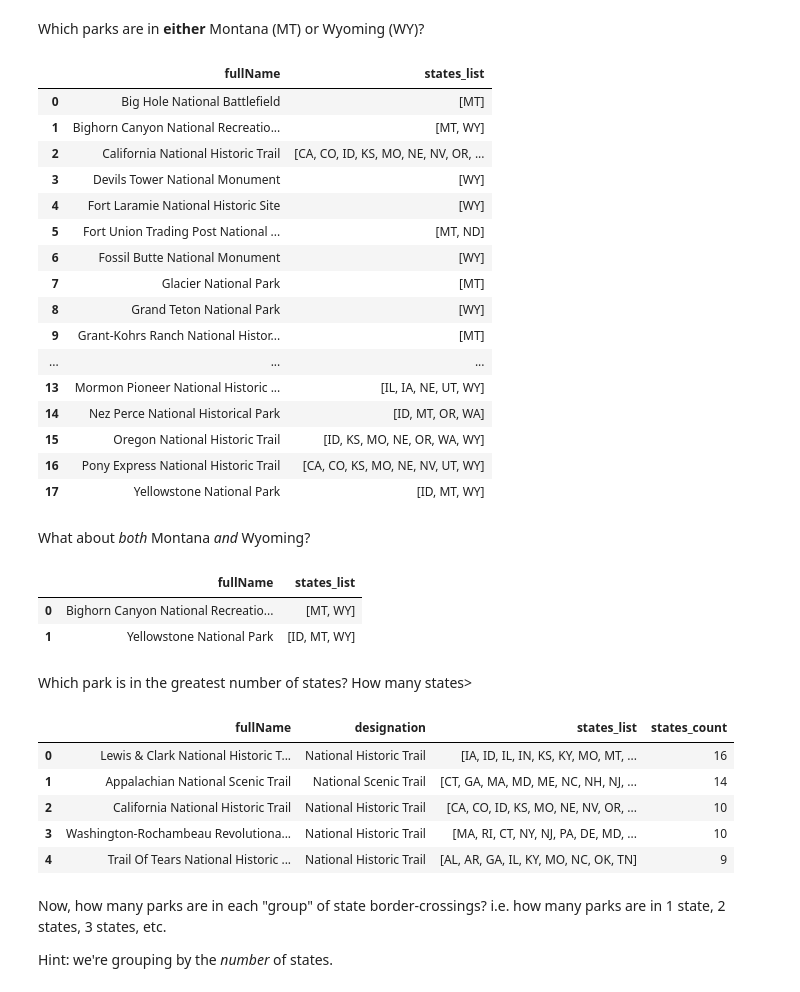
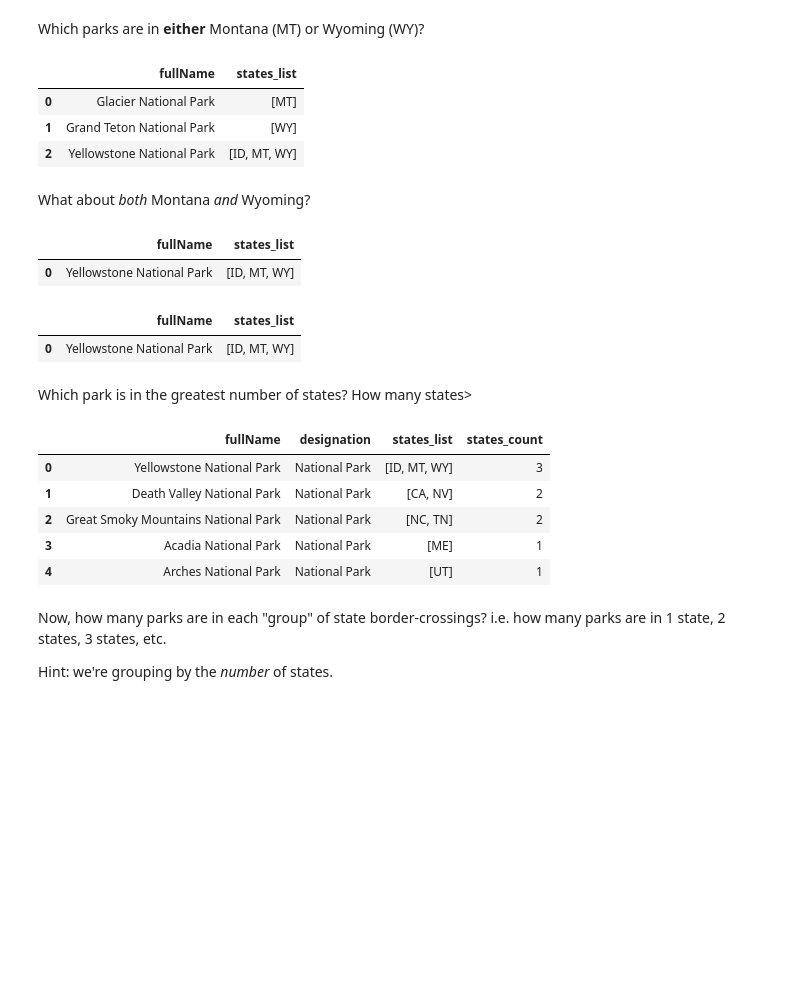
Before and after one commit to educifuentes/fundamentals-of-data-transformation-4554074, a Jupyter notebook: course/02-sql/exercises/blank-excercise edu.ipynb, the cells around one changed output. Cells and saved outputs as stored; diff of their text form; code cells hidden in the pictures; blank space fills up the shorter version.

```diff
--- a/course/02-sql/exercises/blank-excercise edu.ipynb
+++ b/course/02-sql/exercises/blank-excercise edu.ipynb
@@ -103,34 +112,32 @@ Which parks are in **either** Montana (MT) or Wyoming (WY)?
 # %%
 %%sql
 
 SELECT
     fullname,
     split(states, ',') ::string[] AS states_list
 from nps_public_data.parks p
 WHERE list_has_any(states_list, ['MT', 'WY'])
+and designation ILIKE '%National Park%'
 ORDER by fullname asc;
-
--- done
 # %% [output]
 |  | fullName | states_list |
-| 0 | Big Hole National Battlefield | [MT] |
-| 1 | Bighorn Canyon National Recreatio... | [MT, WY] |
-| 2 | California National Historic Trail | [CA, CO, ID, KS, MO, NE, NV, OR, ... |
-| 3 | Devils Tower National Monument | [WY] |
-| 4 | Fort Laramie National Historic Site | [WY] |
-| 5 | Fort Union Trading Post National ... | [MT, ND] |
-| 6 | Fossil Butte National Monument | [WY] |
-| 7 | Glacier National Park | [MT] |
-| 8 | Grand Teton National Park | [WY] |
-| 9 | Grant-Kohrs Ranch National Histor... | [MT] |
-| ... | ... | ... |
-| 13 | Mormon Pioneer National Historic ... | [IL, IA, NE, UT, WY] |
-| 14 | Nez Perce National Historical Park | [ID, MT, OR, WA] |
-| 15 | Oregon National Historic Trail | [ID, KS, MO, NE, OR, WA, WY] |
-| 16 | Pony Express National Historic Trail | [CA, CO, KS, MO, NE, NV, UT, WY] |
-| 17 | Yellowstone National Park | [ID, MT, WY] |
+| 0 | Glacier National Park | [MT] |
+| 1 | Grand Teton National Park | [WY] |
+| 2 | Yellowstone National Park | [ID, MT, WY] |
 # %% [markdown]
 What about _both_ Montana _and_ Wyoming?
+# %%
+%%sql
+
+SELECT
+    fullname,
+    split(states, ',') ::string[] AS states_list
+from nps_public_data.parks p
+WHERE list_has_all(states_list, ['MT', 'WY']) and designation ILIKE '%National Park%'
+ORDER by fullname asc;
+# %% [output]
+|  | fullName | states_list |
+| 0 | Yellowstone National Park | [ID, MT, WY] |
 # %%
 %%sql
 
@@ -138,12 +145,11 @@ SELECT
     fullname,
     split(states, ',') ::string[] AS states_list
 from nps_public_data.parks p
-WHERE list_contains(states_list, 'MT') and list_contains(states_list, 'WY')
+WHERE list_contains(states_list, 'MT') and list_contains(states_list, 'WY') and designation ILIKE '%National Park%'
 ORDER by fullname asc;
 # %% [output]
 |  | fullName | states_list |
-| 0 | Bighorn Canyon National Recreatio... | [MT, WY] |
-| 1 | Yellowstone National Park | [ID, MT, WY] |
+| 0 | Yellowstone National Park | [ID, MT, WY] |
 # %% [markdown]
 Which park is in the greatest number of states? How many states>
 # %%
@@ -154,15 +160,16 @@ Which park is in the greatest number of states? How many states>
         split(states, ',') ::string[] AS states_list,
         len(states_list) as states_count
     from nps_public_data.parks p
+    where designation ILIKE '%National Park%'
     order by states_count desc, fullname asc
     limit 5;
 # %% [output]
 |  | fullName | designation | states_list | states_count |
-| 0 | Lewis & Clark National Historic T... | National Historic Trail | [IA, ID, IL, IN, KS, KY, MO, MT, ... | 16 |
-| 1 | Appalachian National Scenic Trail | National Scenic Trail | [CT, GA, MA, MD, ME, NC, NH, NJ, ... | 14 |
-| 2 | California National Historic Trail | National Historic Trail | [CA, CO, ID, KS, MO, NE, NV, OR, ... | 10 |
-| 3 | Washington-Rochambeau Revolutiona... | National Historic Trail | [MA, RI, CT, NY, NJ, PA, DE, MD, ... | 10 |
-| 4 | Trail Of Tears National Historic ... | National Historic Trail | [AL, AR, GA, IL, KY, MO, NC, OK, TN] | 9 |
+| 0 | Yellowstone National Park | National Park | [ID, MT, WY] | 3 |
+| 1 | Death Valley National Park | National Park | [CA, NV] | 2 |
+| 2 | Great Smoky Mountains National Park | National Park | [NC, TN] | 2 |
+| 3 | Acadia National Park | National Park | [ME] | 1 |
+| 4 | Arches National Park | National Park | [UT] | 1 |
 # %% [markdown]
 Now, how many parks are in each "group" of state border-crossings? i.e. how many parks are in 1 state, 2 states, 3 states, etc.
 
```
Also changed, not shown: parts of 9 cells of this notebook.
